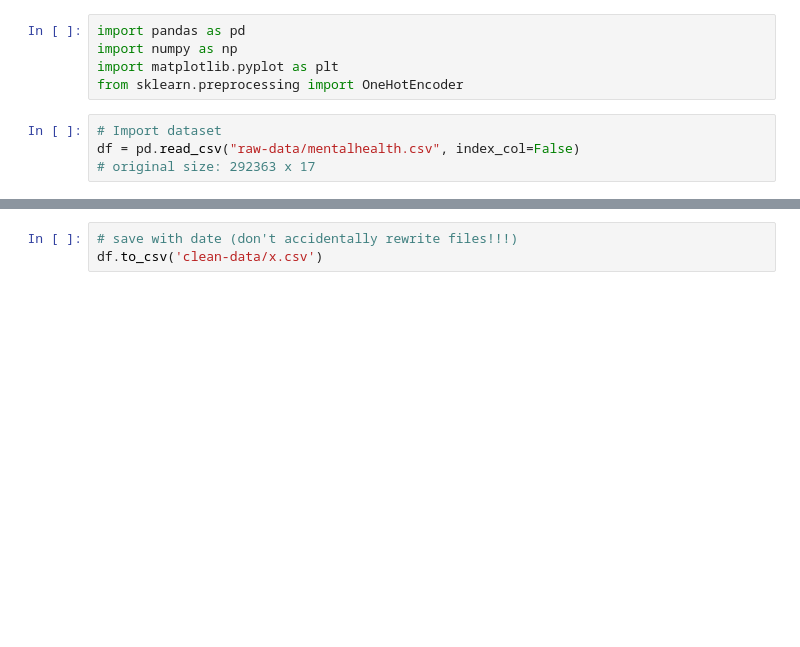
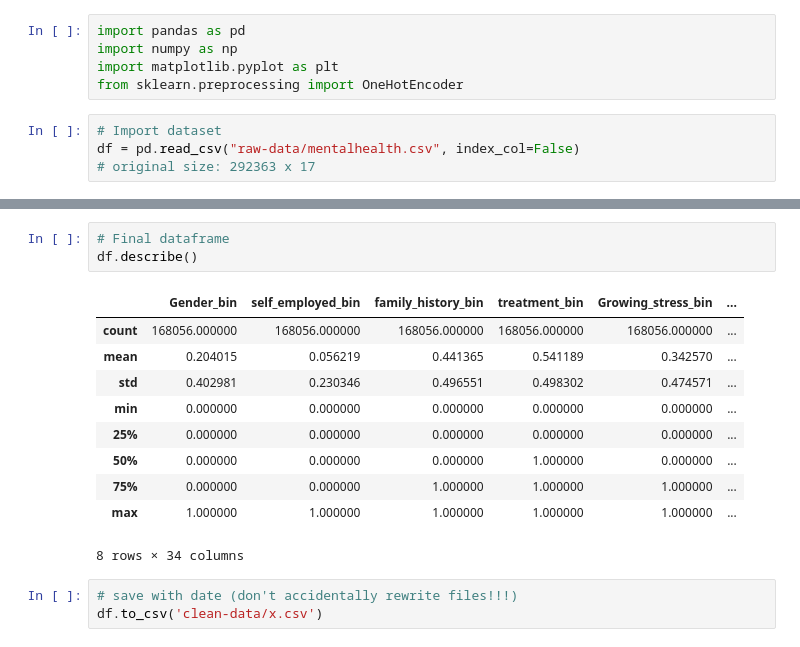
Before and after one commit to lilwaa/334, a Jupyter notebook: preprocess.ipynb, the cells around one changed output, grey strips where cells are left out. Drawn from its saved outputs; the diff is of its cells as text; blank space fills up the shorter version.

```diff
--- a/preprocess.ipynb
+++ b/preprocess.ipynb
@@ -68,3 +83,17 @@ for col in col_names:
+# %%
+# Final dataframe
+df.describe()
+# %% [output]
+|  | Gender_bin | self_employed_bin | family_history_bin | treatment_bin | Growing_stress_bin | ... |
+| count | 168056.000000 | 168056.000000 | 168056.000000 | 168056.000000 | 168056.000000 | ... |
+| mean | 0.204015 | 0.056219 | 0.441365 | 0.541189 | 0.342570 | ... |
+| std | 0.402981 | 0.230346 | 0.496551 | 0.498302 | 0.474571 | ... |
+| min | 0.000000 | 0.000000 | 0.000000 | 0.000000 | 0.000000 | ... |
+| 25% | 0.000000 | 0.000000 | 0.000000 | 0.000000 | 0.000000 | ... |
+| 50% | 0.000000 | 0.000000 | 0.000000 | 1.000000 | 0.000000 | ... |
+| 75% | 0.000000 | 0.000000 | 1.000000 | 1.000000 | 1.000000 | ... |
+| max | 1.000000 | 1.000000 | 1.000000 | 1.000000 | 1.000000 | ... |
+8 rows × 34 columns
 # %%
 # save with date (don't accidentally rewrite files!!!)
 df.to_csv('clean-data/x.csv')
```
Also changed, not shown: parts of 2 cells of this notebook, 1 other file.
